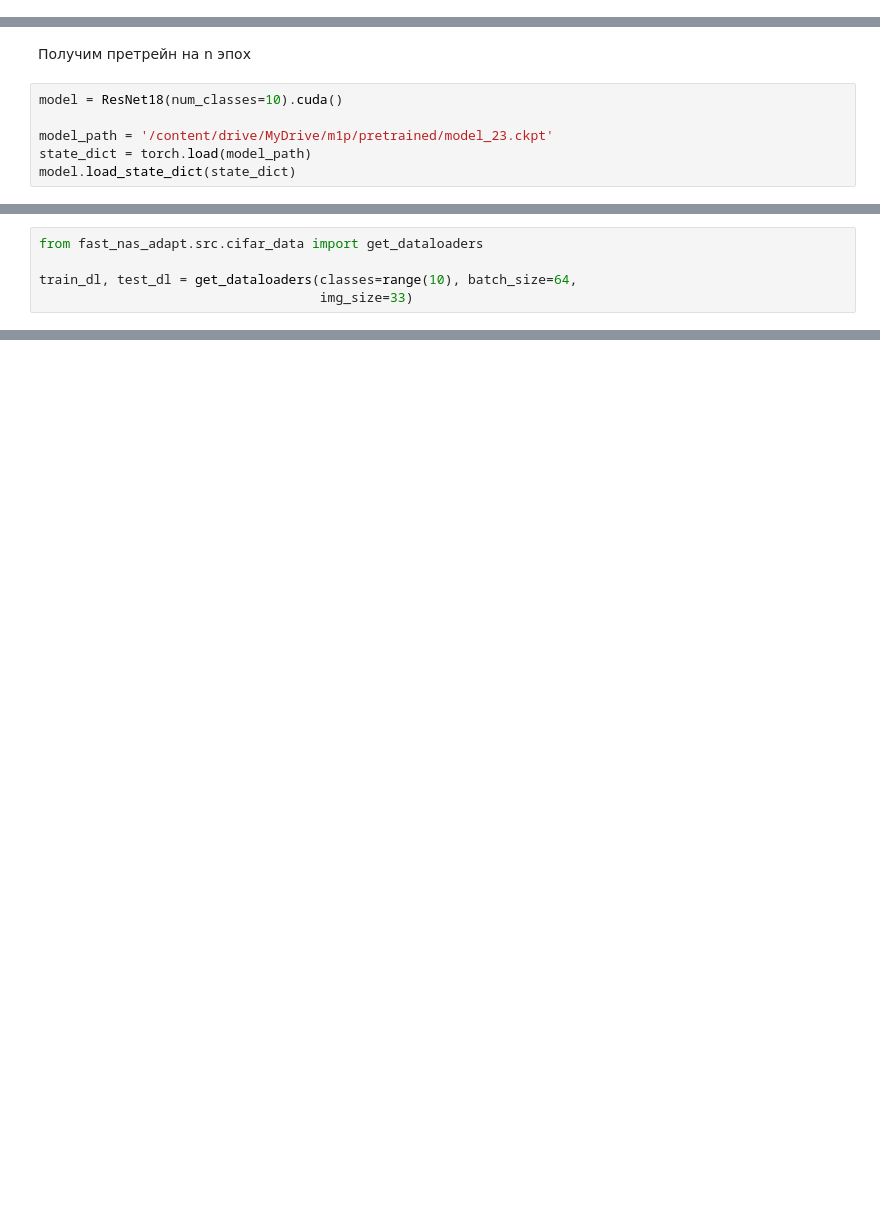
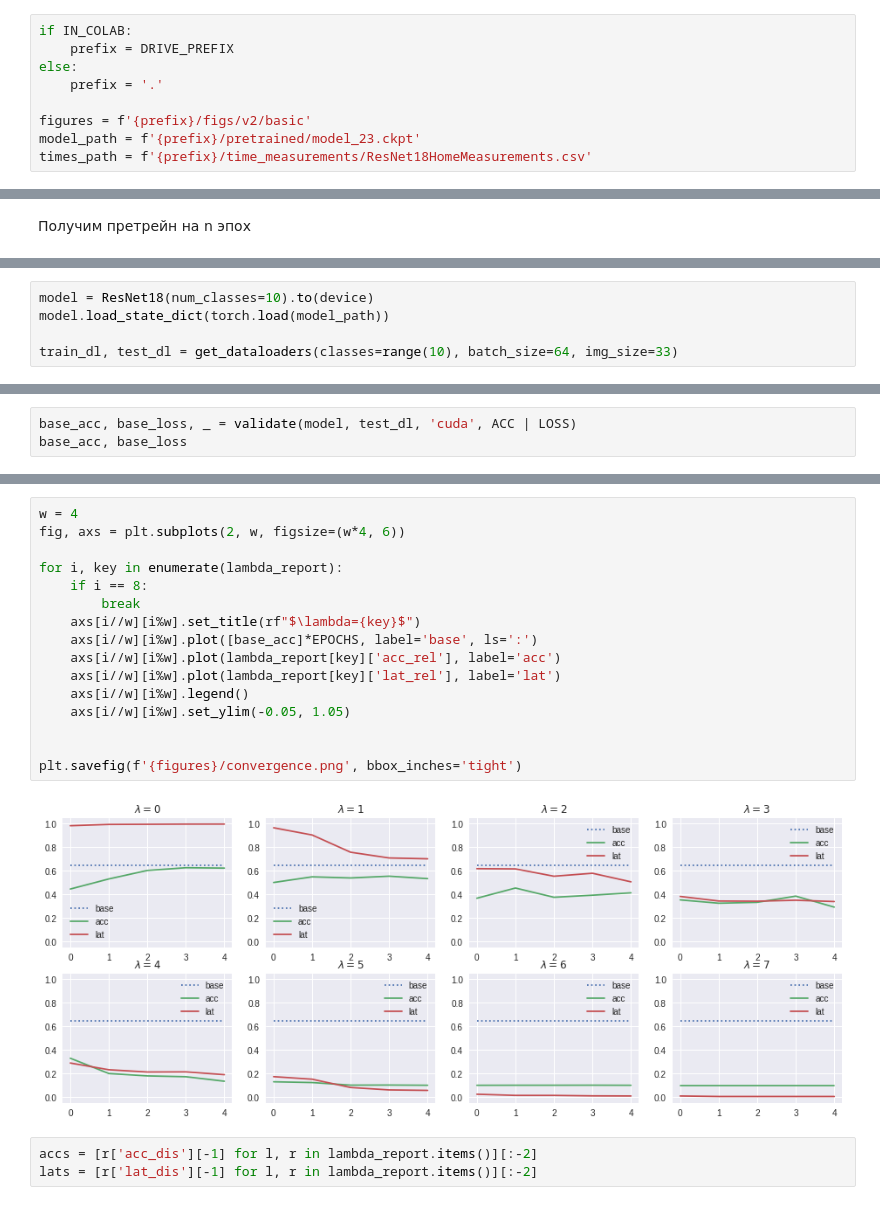
Before and after one commit to intsystems/2023-Problem-140, a Jupyter notebook: code/basic_experiment.ipynb, the cells around one changed output, grey strips where cells are left out. Cells and saved outputs as stored; diff of their text form; blank space fills up the shorter version.

Commit message:
Update basic_experiment. Add Error analysis.

```diff
--- a/code/basic_experiment.ipynb
+++ b/code/basic_experiment.ipynb
@@ -12,2 +19,11 @@ drive.mount('/content/drive')
 # %% [output]
 Mounted at /content/drive
+# %%
+if IN_COLAB:
+    prefix = DRIVE_PREFIX
+else:
+    prefix = '.'
+
+figures = f'{prefix}/figs/v2/basic'
+model_path = f'{prefix}/pretrained/model_23.ckpt'
+times_path = f'{prefix}/time_measurements/ResNet18HomeMeasurements.csv'
@@ -66,9 +86,3 @@ class GraphInterperterWithGumbelSoftmaxGamma(GraphInterperterWithGamma):
         self.discrete = True
 # %% [markdown]
 Получим претрейн на n эпох
-# %%
-model = ResNet18(num_classes=10).cuda()
-
-model_path = '/content/drive/MyDrive/m1p/pretrained/model_23.ckpt'
-state_dict = torch.load(model_path)
-model.load_state_dict(state_dict)
@@ -79,6 +89,6 @@ Downloading: "https://download.pytorch.org/models/resnet18-f37072fd.pth" to /roo
 # %%
-from fast_nas_adapt.src.cifar_data import get_dataloaders
+model = ResNet18(num_classes=10).to(device)
+model.load_state_dict(torch.load(model_path))
 
-train_dl, test_dl = get_dataloaders(classes=range(10), batch_size=64,
-                                    img_size=33)
+train_dl, test_dl = get_dataloaders(classes=range(10), batch_size=64, img_size=33)
 # %% [output]
@@ -347,0 +127,3 @@ plt.savefig('/content/drive/MyDrive/m1p/figs/accuracy_versus_lambda.png', bbox_i
+# %%
+base_acc, base_loss, _ = validate(model, test_dl, 'cuda', ACC | LOSS)
+base_acc, base_loss
@@ -347,0 +191,21 @@ plt.savefig('/content/drive/MyDrive/m1p/figs/accuracy_versus_lambda.png', bbox_i
+# %%
+w = 4
+fig, axs = plt.subplots(2, w, figsize=(w*4, 6))
+
+for i, key in enumerate(lambda_report):
+    if i == 8:
+        break
+    axs[i//w][i%w].set_title(rf"$\lambda={key}$")
+    axs[i//w][i%w].plot([base_acc]*EPOCHS, label='base', ls=':')
+    axs[i//w][i%w].plot(lambda_report[key]['acc_rel'], label='acc')
+    axs[i//w][i%w].plot(lambda_report[key]['lat_rel'], label='lat')
+    axs[i//w][i%w].legend()
+    axs[i//w][i%w].set_ylim(-0.05, 1.05)
+
+
+plt.savefig(f'{figures}/convergence.png', bbox_inches='tight')
+# %% [output]
+[figure, added]
+# %%
+accs = [r['acc_dis'][-1] for l, r in lambda_report.items()][:-2]
+lats = [r['lat_dis'][-1] for l, r in lambda_report.items()][:-2]
```
Also changed, not shown: parts of 32 cells of this notebook.
